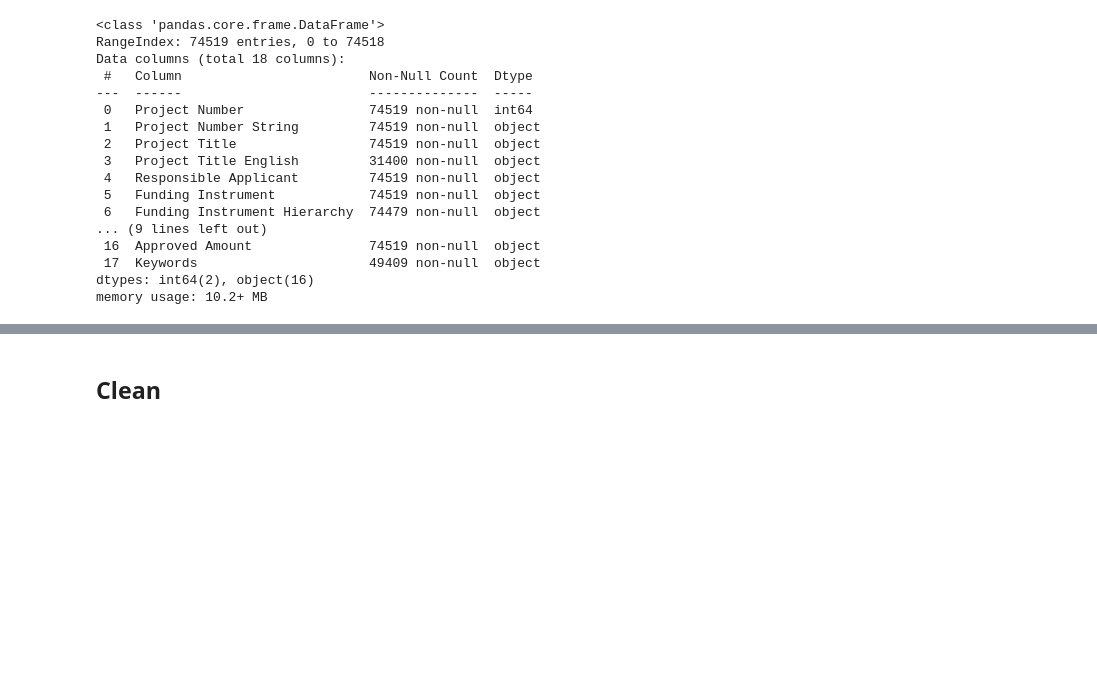
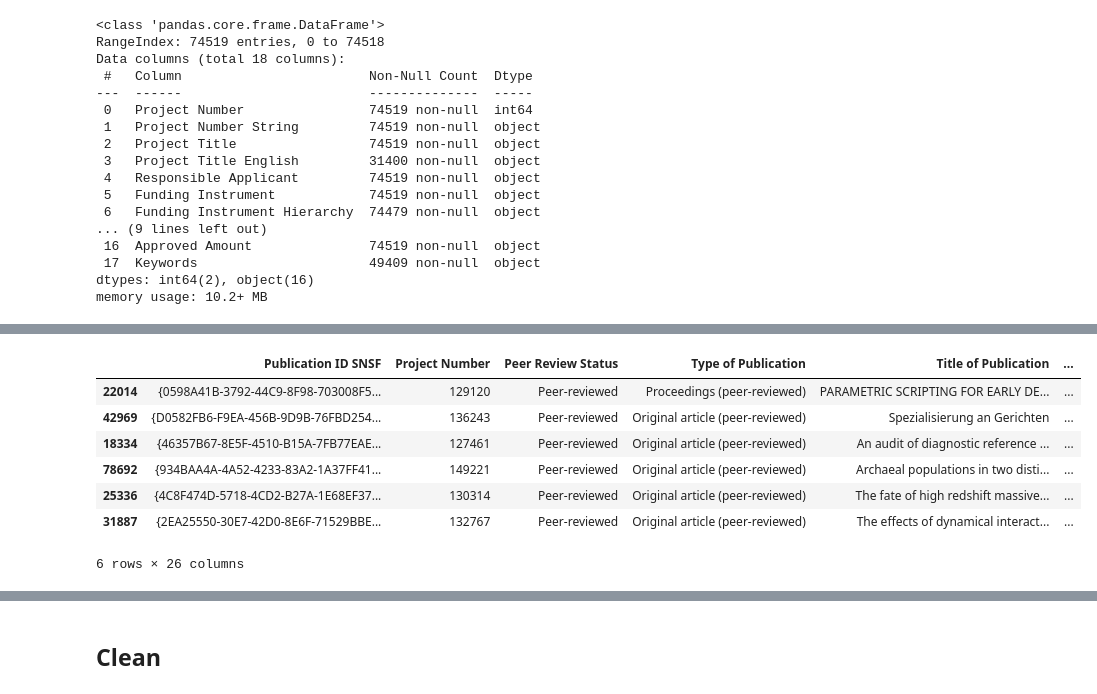
Before and after one commit to zambujo/p3data, a Jupyter notebook: wrangle.ipynb, the cells around one changed output, grey strips where cells are left out. Cells and saved outputs as stored; diff of their text form; code cells hidden in the pictures; blank space fills up the shorter version.

```diff
--- a/wrangle.ipynb
+++ b/wrangle.ipynb
@@ -34,0 +37,2 @@ grants = pd.read_csv("rawdata/P3_GrantExport.csv", sep=';')
+# %%
+publications = pd.read_csv('rawdata/P3_PublicationExport.csv', sep=';')
@@ -66,0 +108,11 @@ memory usage: 10.2+ MB
+# %%
+publications.sample(6)
+# %% [output]
+|  | Publication ID SNSF | Project Number | Peer Review Status | Type of Publication | Title of Publication | ... |
+| 22014 | {0598A41B-3792-44C9-8F98-703008F5... | 129120 | Peer-reviewed | Proceedings (peer-reviewed) | PARAMETRIC SCRIPTING FOR EARLY DE... | ... |
+| 42969 | {D0582FB6-F9EA-456B-9D9B-76FBD254... | 136243 | Peer-reviewed | Original article (peer-reviewed) | Spezialisierung an Gerichten | ... |
+| 18334 | {46357B67-8E5F-4510-B15A-7FB77EAE... | 127461 | Peer-reviewed | Original article (peer-reviewed) | An audit of diagnostic reference ... | ... |
+| 78692 | {934BAA4A-4A52-4233-83A2-1A37FF41... | 149221 | Peer-reviewed | Original article (peer-reviewed) | Archaeal populations in two disti... | ... |
+| 25336 | {4C8F474D-5718-4CD2-B27A-1E68EF37... | 130314 | Peer-reviewed | Original article (peer-reviewed) | The fate of high redshift massive... | ... |
+| 31887 | {2EA25550-30E7-42D0-8E6F-71529BBE... | 132767 | Peer-reviewed | Original article (peer-reviewed) | The effects of dynamical interact... | ... |
+6 rows × 26 columns
```
Also changed, not shown: parts of 20 cells of this notebook.
